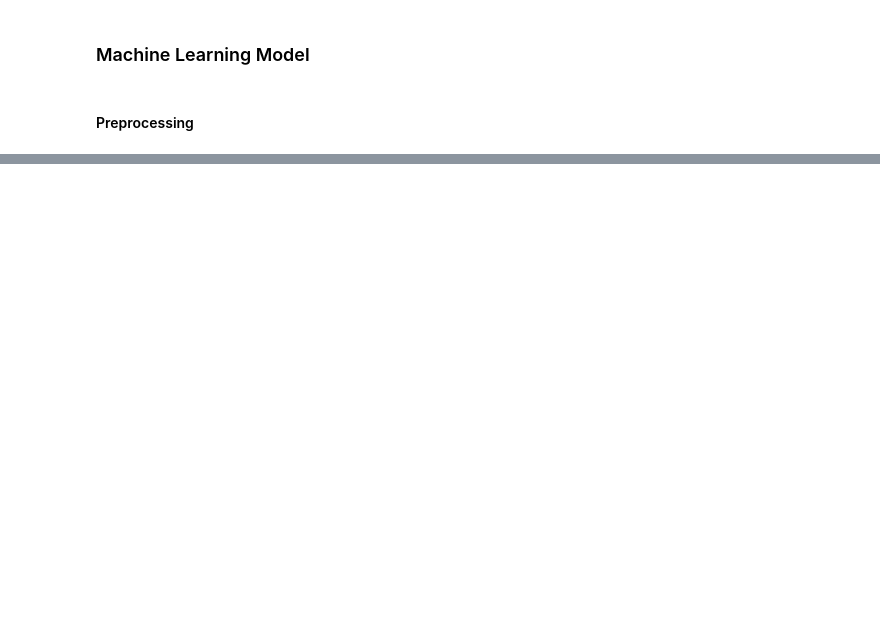
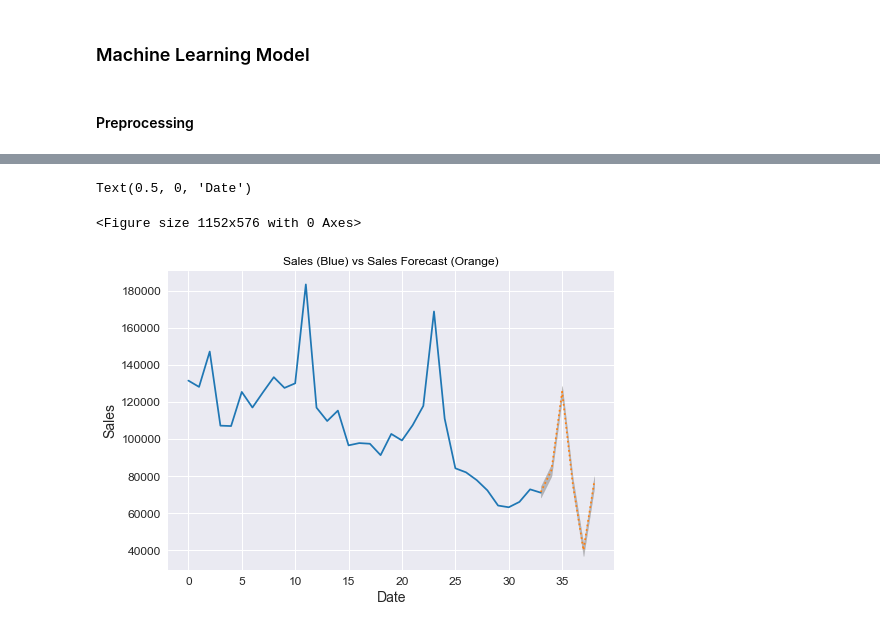
Before and after one commit to leandrocamara/future-sales-forecast, a Jupyter notebook: future-sales-forecast.ipynb, the cells around one changed output, grey strips where cells are left out. Cells and saved outputs as stored; diff of their text form; code cells hidden in the pictures; blank space fills up the shorter version.

```diff
--- a/future-sales-forecast.ipynb
+++ b/future-sales-forecast.ipynb
@@ -359,0 +272,16 @@ arima_model.plot_predict('2015-01-01', '2015-12-01', ax=axis, plot_insample=Fals
+# %%
+# print(total_sales.drop('ds', axis=1))
+# print(forecasts.yhat)
+
+# plt.figure(figsize=(16,8))
+fig, ax1 = plt.subplots()
+ax1.plot(total_sales.drop('ds', axis=1), color='tab:blue')
+ax1.plot(forecasts[-6:].yhat, color='tab:orange', linestyle=':')
+ax1.fill_between(forecasts[-6:].index, forecasts[-6:].yhat_upper, forecasts[-6:].yhat_lower, alpha=0.5, color='tab:gray')
+ax1.set_title('Sales (Blue) vs Sales Forecast (Orange)')
+ax1.set_ylabel('Sales')
+ax1.set_xlabel('Date')
+# %% [output]
+Text(0.5, 0, 'Date')
+<Figure size 1152x576 with 0 Axes>
+[figure, added]
```
Also changed, not shown: parts of 35 cells of this notebook.
